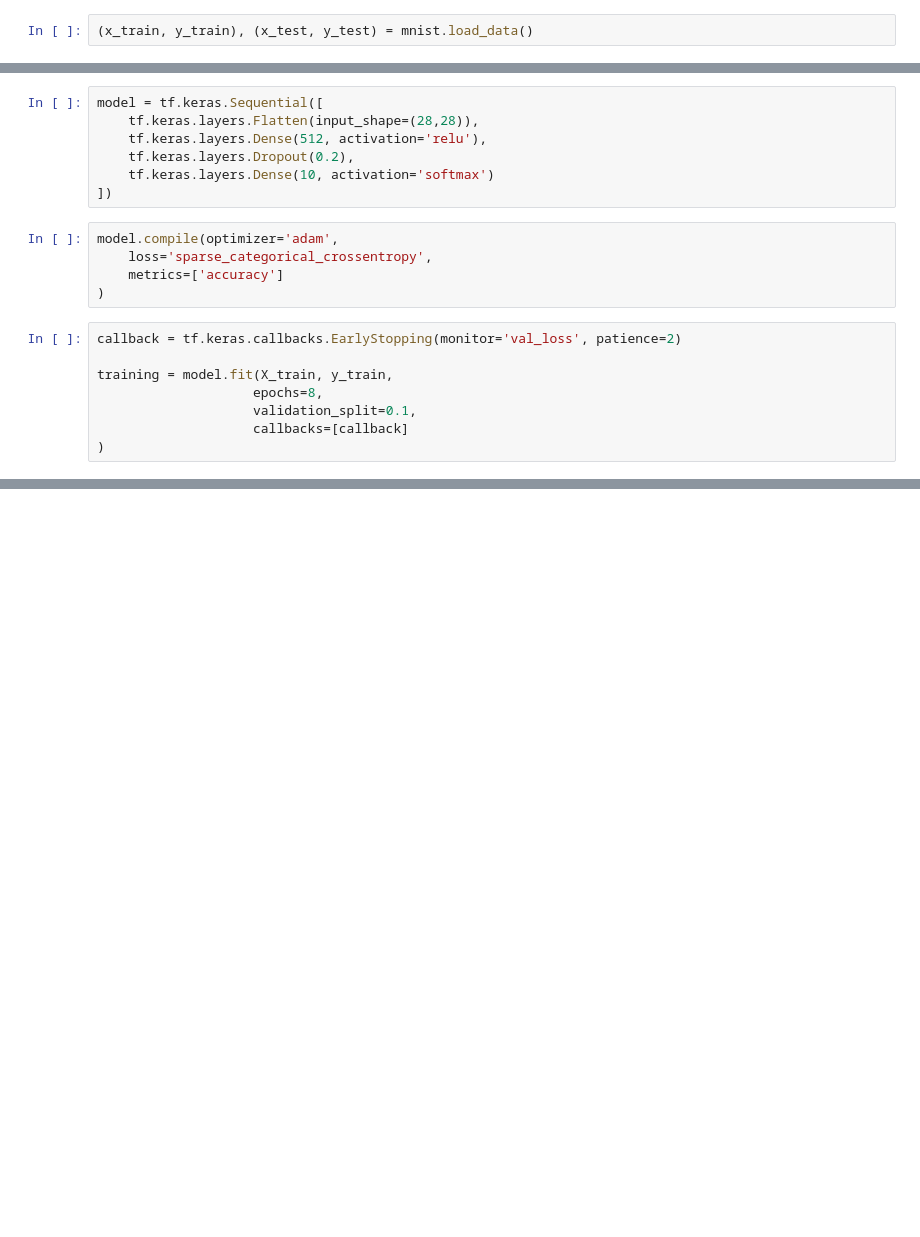
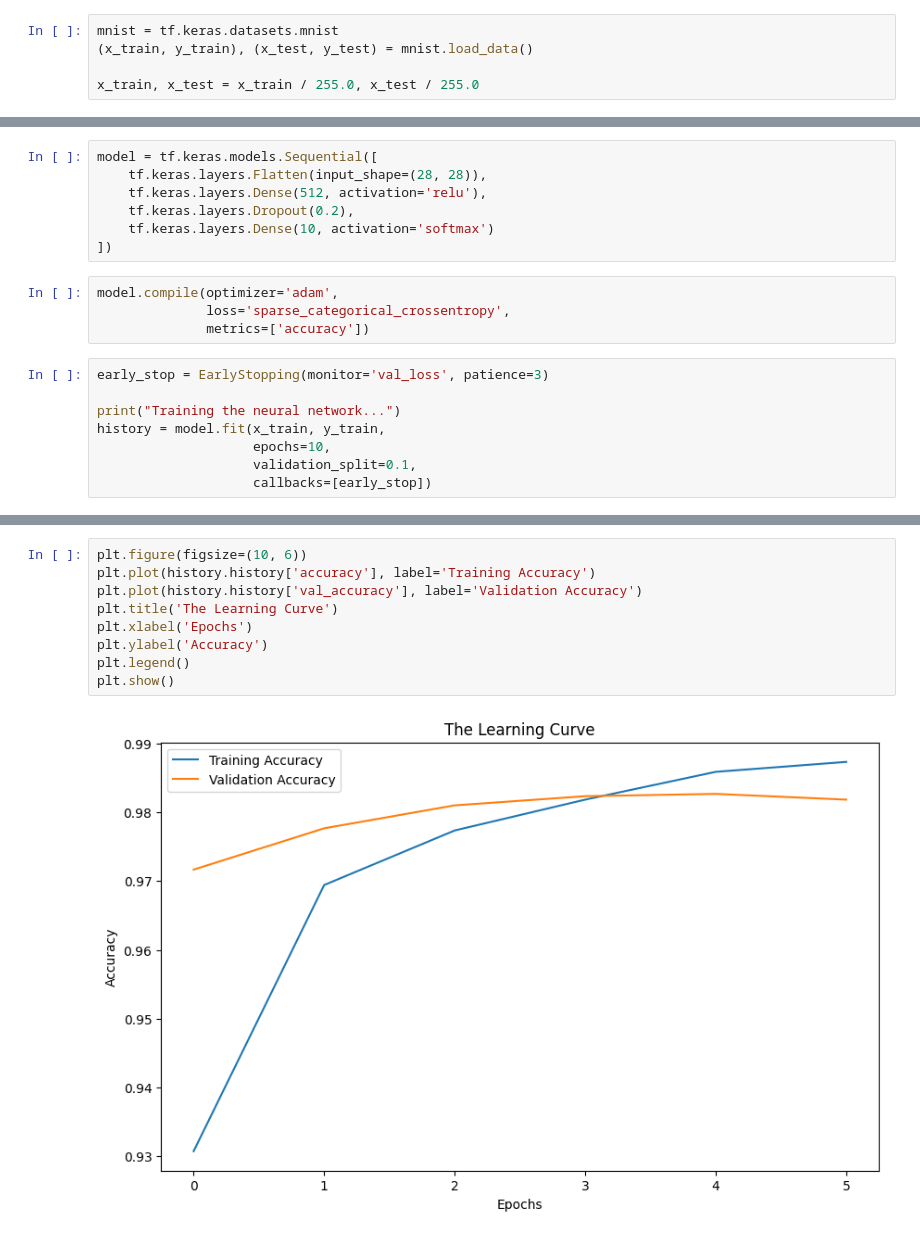
Before and after one commit to Kas-sim/my_python, a Jupyter notebook: MLProjects/Digital Eye/handwritten_digit_recognition.ipynb, the cells around one changed output, grey strips where cells are left out. Cells and saved outputs as stored; diff of their text form; blank space fills up the shorter version.

```diff
--- a/MLProjects/Digital Eye/handwritten_digit_recognition.ipynb
+++ b/MLProjects/Digital Eye/handwritten_digit_recognition.ipynb
@@ -8,2 +6,5 @@ import random
 # %%
+mnist = tf.keras.datasets.mnist
 (x_train, y_train), (x_test, y_test) = mnist.load_data()
+
+x_train, x_test = x_train / 255.0, x_test / 255.0
@@ -12,21 +11,20 @@ X_train, X_test = x_train/255.0, x_test/255.0
 # %%
-model = tf.keras.Sequential([
-    tf.keras.layers.Flatten(input_shape=(28,28)),
+model = tf.keras.models.Sequential([
+    tf.keras.layers.Flatten(input_shape=(28, 28)),
     tf.keras.layers.Dense(512, activation='relu'),
     tf.keras.layers.Dropout(0.2),
     tf.keras.layers.Dense(10, activation='softmax')
 ])
 # %%
 model.compile(optimizer='adam',
-    loss='sparse_categorical_crossentropy',
-    metrics=['accuracy']
-)
+              loss='sparse_categorical_crossentropy',
+              metrics=['accuracy'])
 # %%
-callback = tf.keras.callbacks.EarlyStopping(monitor='val_loss', patience=2)
+early_stop = EarlyStopping(monitor='val_loss', patience=3)
 
-training = model.fit(X_train, y_train,
-                    epochs=8,
+print("Training the neural network...")
+history = model.fit(x_train, y_train,
+                    epochs=10,
                     validation_split=0.1,
-                    callbacks=[callback]
-)
+                    callbacks=[early_stop])
 # %% [output]
@@ -100,0 +76,11 @@ plt.show()
+# %%
+plt.figure(figsize=(10, 6))
+plt.plot(history.history['accuracy'], label='Training Accuracy')
+plt.plot(history.history['val_accuracy'], label='Validation Accuracy')
+plt.title('The Learning Curve')
+plt.xlabel('Epochs')
+plt.ylabel('Accuracy')
+plt.legend()
+plt.show()
+# %% [output]
+[figure, added]
```
Also changed, not shown: parts of 7 cells of this notebook, 1 other file.
